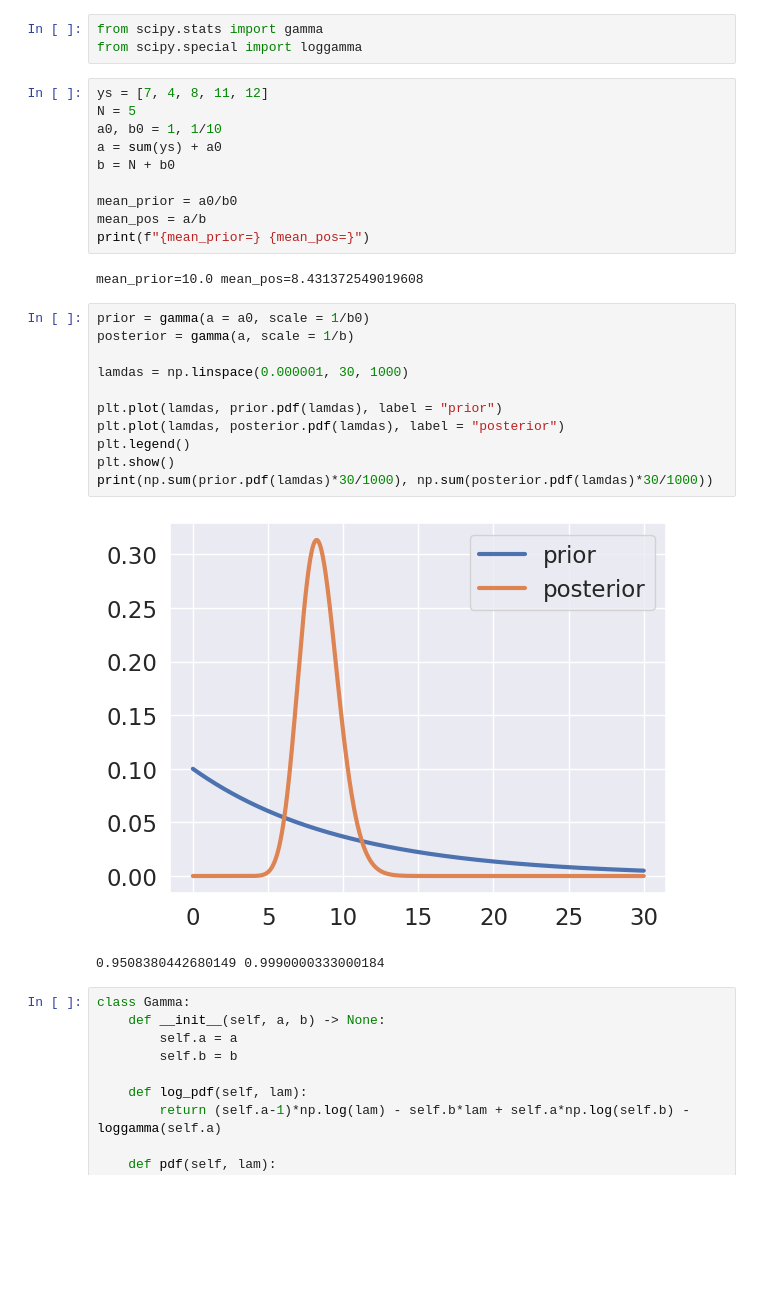
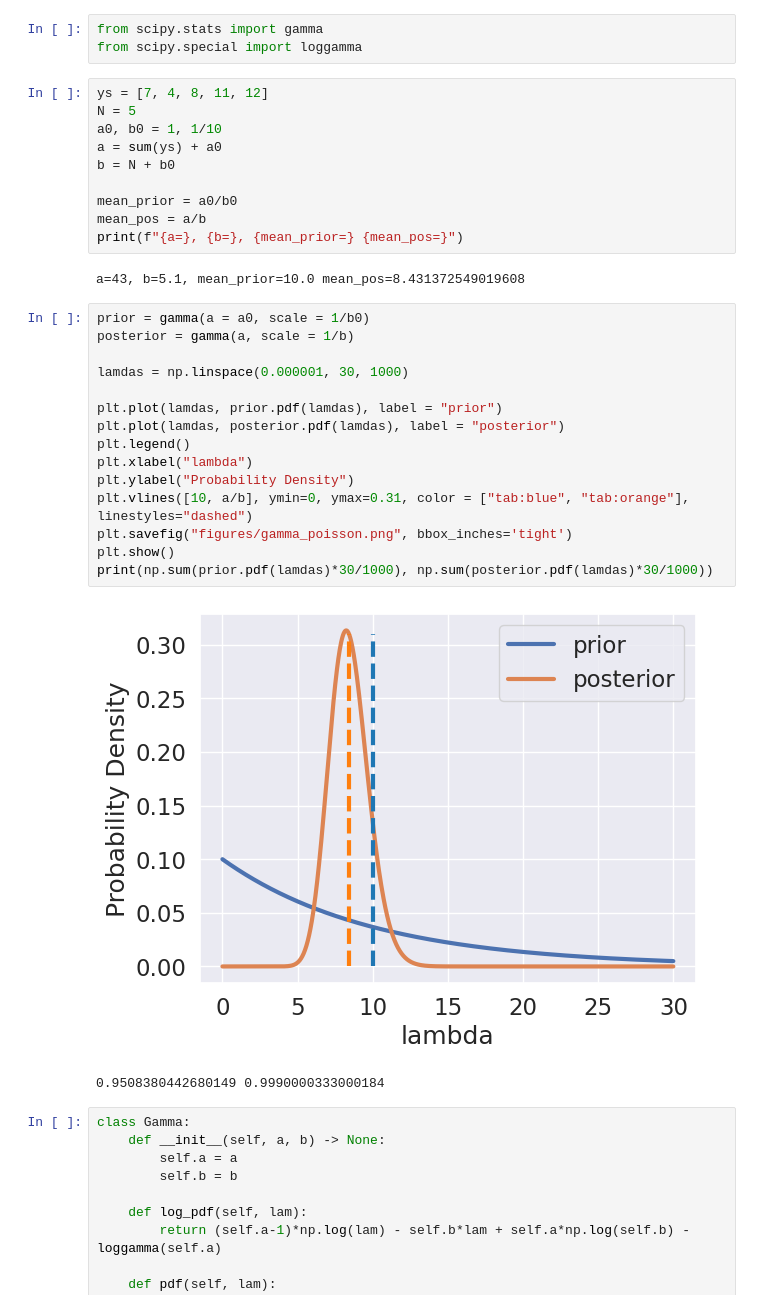
Before and after one commit to Dolphus2/BayesianML, a Jupyter notebook: assignments/aflevering1.ipynb, the cells around one changed output. Saved outputs shown, nothing was run; the diff lists cells and outputs as text; blank space fills up the shorter version.

```diff
--- a/aflevering1.ipynb
+++ b/assignments/aflevering1.ipynb
@@ -109,22 +110,26 @@ b = N + b0
 
 mean_prior = a0/b0
 mean_pos = a/b
-print(f"{mean_prior=} {mean_pos=}")
+print(f"{a=}, {b=}, {mean_prior=} {mean_pos=}")
 # %% [output]
-mean_prior=10.0 mean_pos=8.431372549019608
+a=43, b=5.1, mean_prior=10.0 mean_pos=8.431372549019608
 # %%
 prior = gamma(a = a0, scale = 1/b0)
 posterior = gamma(a, scale = 1/b)
 
 lamdas = np.linspace(0.000001, 30, 1000)
 
 plt.plot(lamdas, prior.pdf(lamdas), label = "prior")
 plt.plot(lamdas, posterior.pdf(lamdas), label = "posterior")
 plt.legend()
+plt.xlabel("lambda")
+plt.ylabel("Probability Density")
+plt.vlines([10, a/b], ymin=0, ymax=0.31, color = ["tab:blue", "tab:orange"], linestyles="dashed")
+plt.savefig("figures/gamma_poisson.png", bbox_inches='tight')
 plt.show()
 print(np.sum(prior.pdf(lamdas)*30/1000), np.sum(posterior.pdf(lamdas)*30/1000))
 # %% [output]
-[figure, old version]
+[figure, new version]
 0.9508380442680149 0.9990000333000184
 # %%
 class Gamma:
```
Also changed, not shown: parts of 2 cells of this notebook, 10 other files.
